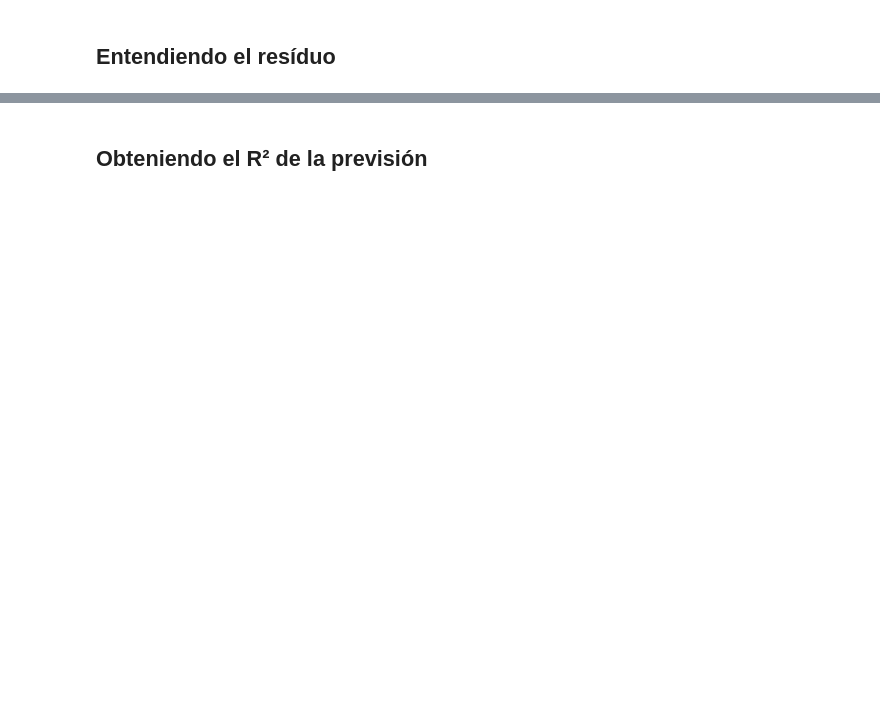
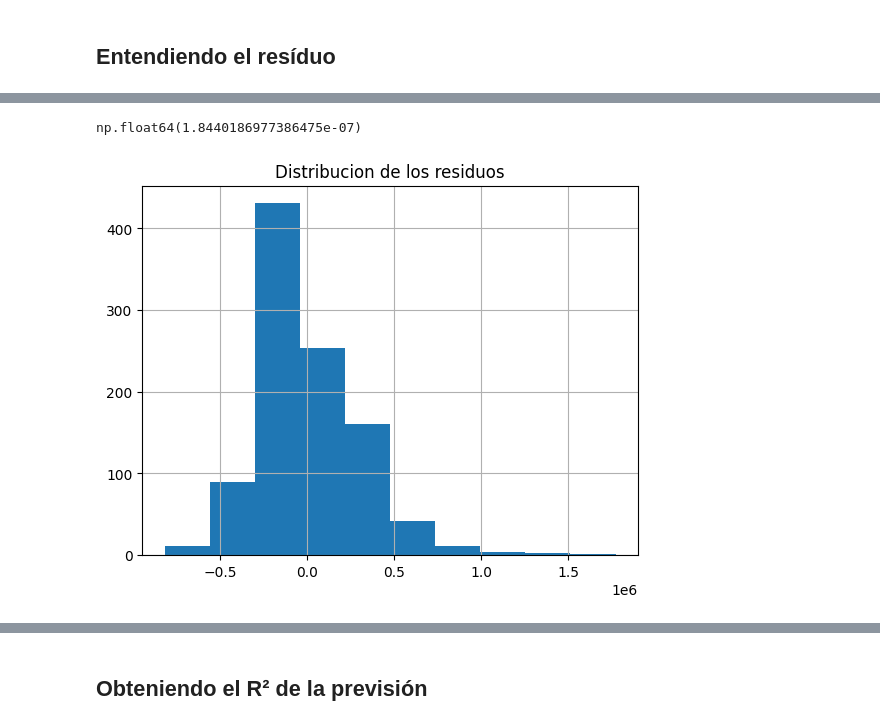
Before and after one commit to Basurero2/Data-Science-probando-relaciones-con-regresion-lineal, a Jupyter notebook: precios_de_inmuebles_regresion_lineal.ipynb, the cells around one changed output, grey strips where cells are left out. Saved outputs shown, nothing was run; the diff lists cells and outputs as text; code cells hidden in the pictures; blank space fills up the shorter version.

```diff
--- a/precios_de_inmuebles_regresion_lineal.ipynb
+++ b/precios_de_inmuebles_regresion_lineal.ipynb
@@ -229,0 +238,16 @@ El conjunto de **entrenamiento** se utiliza para ajustar el modelo, mientras que
+# %%
+y = datos["precio_de_venta"]                  #variable dependiente, Serie
+X = datos.drop(columns=["precio_de_venta"])   #variables independientes, excepto la misma variable y
+
+X_train, X_test, y_train, y_test = train_test_split(X, y, test_size=0.3, random_state=230)
+# X : variables independiantes, base de datos (Poblacion), de donde seleccionara datos
+# y : variable dependiente, variable que queremos predecir (Serie)
+# test_size : % tamaño de muestra de X que ira al conjunto de prueba, lo restante ira al conjunto de entrenamiento
+# random_state : semilla, para que obtengamos siempre le mismo conjunto de datos en cada conjunto
+
+#X_train : conjunto de entrenamiento (DataFrame) variables independientes (eje x)
+#y_train : conjunto de entrenamiento (Serie) varible dependiente (eje y)
+#X_test : conjunto de prueba (DataFrame) variables independientes (eje x)
+#y_test : conjunto de prueba (Serie) variable dependiente (eje y)
+# cada conjunto, los puntos estan relacionados por fila (indice)
+#train_test_split() : reparto inteligente de una base de datos en cuatro conjuntos
@@ -230,2 +273,6 @@ El conjunto de **entrenamiento** se utiliza para ajustar el modelo, mientras que
+# %%
+#Datos de entrenamiento para usar la fórmula
+df_train = pd.DataFrame(X_train)        #creamos un DataFrame con conjunto de entramiento (eje x) las variables independientes
+df_train["precio_de_venta"] = y_train   #creamos una columna para guardar el conjunto de entrenamiento (eje y) la variable dependiente
 # %%
 # import ols
@@ -233,0 +280,7 @@ El conjunto de **entrenamiento** se utiliza para ajustar el modelo, mientras que
+# %%
+# ajustando el primer modelo
+model_0 = ols("precio_de_venta ~ area_primer_piso", data=df_train).fit()
+# data : base de datos de donde buscara (conjunto de entrenamiento)
+# "precio_de_venta ~ area_primer_piso" : prediccion a la variable "precio_de_venta" (dependiente)(y) respecto a variable "area_primer_piso" (independiente)(x)
+# fit() : calcula los parametros, usa los datos listo del modelo OLS y halla m, b, pvalues, rsquared
+# ols() : especifica la estructura y el modelo que se usara (recta de regresion)
@@ -262,3 +395,19 @@ En este caso, recurrimos a la métrica R², el coeficiente de determinación. El
+# %%
+model_0.resid.sum()  #la suma de los residuos es aprox 0, tiende a 0
+# %% [output]
+np.float64(1.8440186977386475e-07)
+# %%
+# Cómo están distribuidos
+model_0.resid.hist()
+plt.title("Distribucion de los residuos")
+plt.show()
+
+#vemos que hay mas frecuencia de residuos entre -500000, 500000
+#residuo = 0, valor real coincide con la recta regresion
+# ideal es que los residuos ronden alrededor de 0
+# si los residuos tienden a 0 mayor es la generalizacion
+# %% [output]
+[figure, added]
 # %% [markdown]
 <img src="https://i.ibb.co/zGTB35V/residuos.png" alt="residuos" border="0">
 # %% [markdown]
```
Also changed, not shown: parts of 90 cells of this notebook.
